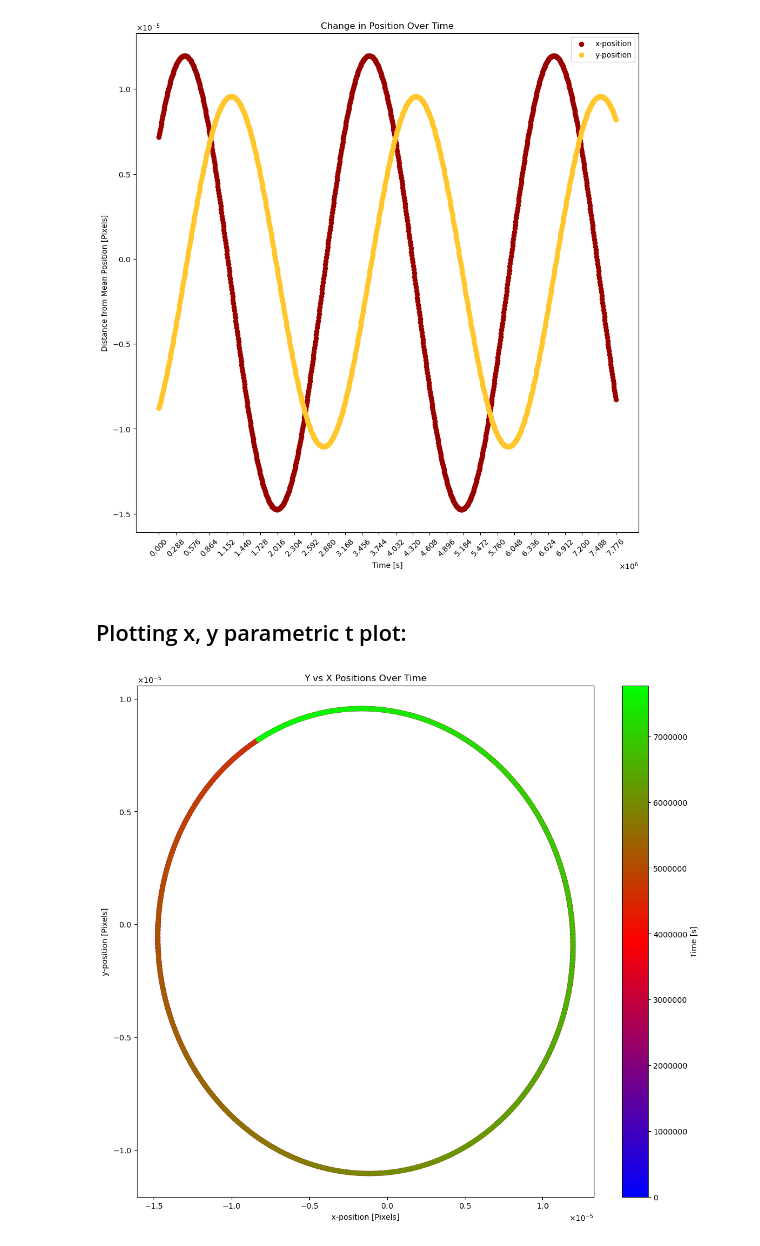
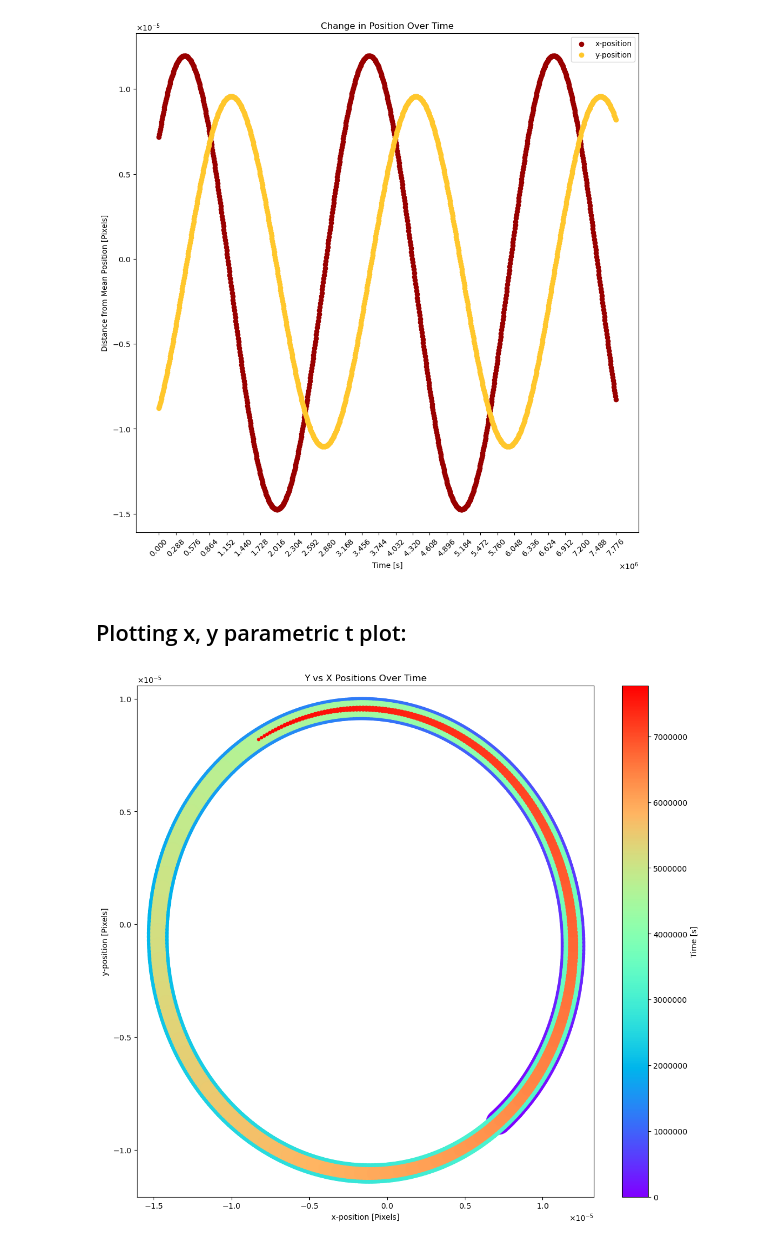
Before and after one commit to alvarezjaime80/USC-Jumpstart-Program-2023, a Jupyter notebook: Data_3112020.ipynb, the cells around one changed output. Drawn from its saved outputs; the diff is of its cells as text; code cells hidden in the pictures.

Commit message:
Updated file
New y vs x graph that shows all points

```diff
--- a/Data_3112020.ipynb
+++ b/Data_3112020.ipynb
@@ -136,30 +136,30 @@ plt.title('Change in Position Over Time')
 plt.show()
 # %% [output]
 [figure]
-# %% [markdown]
-## Plotting x, y parametric t plot:
-# %%
-#creating figure of size 18x12 inches
-plt.figure(figsize = (18,12))
-ax = plt.subplot(1,4,(1,3))
-
-#plotting y vs x with the color of the points changing over time
-scatter_plot = plt.scatter(x_pix, y_pix,c = data.t, cmap = 'brg')
-
-#labeling x-axis as x-position with units of Pixels
-plt.xlabel('x-position [Pixels]')
-
-#labeling y-axis as y-position with units of Pixels
-plt.ylabel('y-position [Pixels]')
-
-#adding title to plot
-plt.title('Y vs X Positions Over Time')
-
-#adding Colorbar for time values
-plt.colorbar(scatter_plot, format='%d', label = "Time [s]")
-
-#axis labels use scientic notation
-ax.ticklabel_format(useMathText=True)
-plt.show()
-# %% [output]
-[figure, removed]
+# %% [markdown]
+## Plotting x, y parametric t plot:
+# %%
+#creating figure of size 18x12 inches
+plt.figure(figsize = (18,12))
+ax = plt.subplot(1,4,(1,3))
+
+#plotting y vs x with the color of the points changing over time
+scatter_plot = plt.scatter(x_pix, y_pix,c = data.t, cmap = 'rainbow', s=range(1010,10,-1))
+
+#labeling x-axis as x-position with units of Pixels
+plt.xlabel('x-position [Pixels]')
+
+#labeling y-axis as y-position with units of Pixels
+plt.ylabel('y-position [Pixels]')
+
+#adding title to plot
+plt.title('Y vs X Positions Over Time')
+
+#adding Colorbar for time values
+plt.colorbar(scatter_plot, format='%d', label = "Time [s]")
+
+#axis labels use scientic notation
+ax.ticklabel_format(useMathText=True)
+plt.show()
+# %% [output]
+[figure, added]
```
Also changed, not shown: parts of 2 cells of this notebook.
